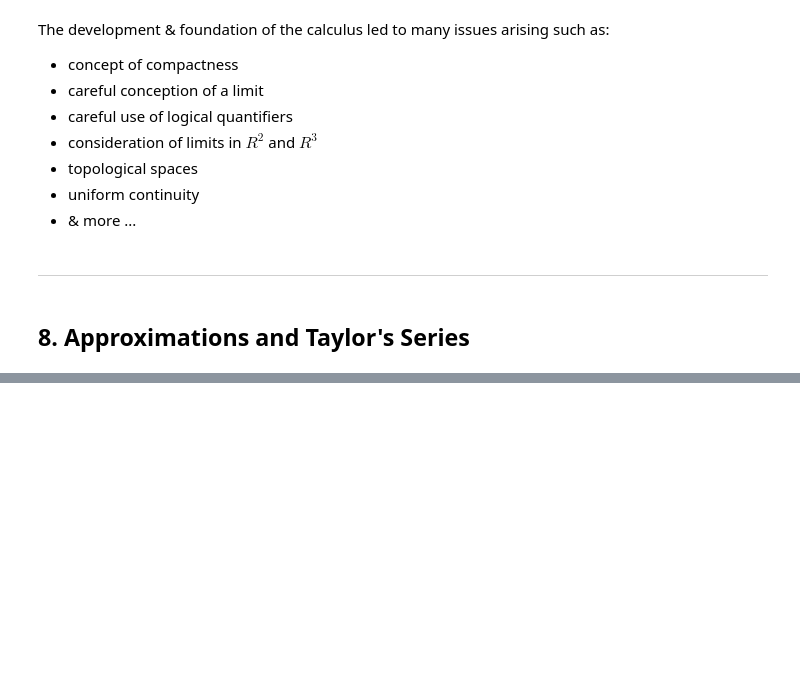
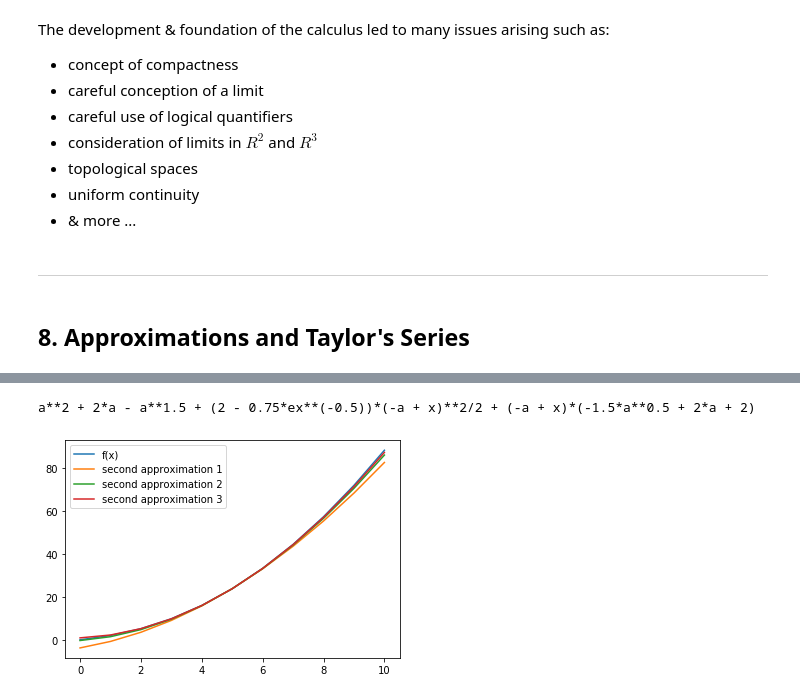
Before and after one commit to James-G-Hill/Sympy-Companion-to-Mathematics-Form-and-Function, a Jupyter notebook: Chapter 6.ipynb, the cells around one changed output, grey strips where cells are left out. Saved outputs shown, nothing was run; the diff lists cells and outputs as text; code cells hidden in the pictures; blank space fills up the shorter version.

```diff
--- a/Chapter 6.ipynb
+++ b/Chapter 6.ipynb
@@ -222,0 +254,21 @@ The development & foundation of the calculus led to many issues arising such as:
+# %%
+# If there is a 2nd derivative then a smaller value means the liner approximation is good.
+ex = Symbol('ex')
+
+second_app = f(a) + (x - a) * diff(f(a), a) + diff(f(ex), ex, 2) * (((x - a)**2) / 2)
+print(second_app)
+second_app = lambdify((x, a, ex), second_app)
+
+ex_hat_1 = [second_app(y, hold_a, 1) for y in list(range(0, 11))]
+ex_hat_2 = [second_app(y, hold_a, 2.5) for y in list(range(0, 11))]
+ex_hat_3 = [second_app(y, hold_a, 4) for y in list(range(0, 11))]
+
+plt.plot(x_hat, label = "f(x)")
+plt.plot(ex_hat_1, label = "second approximation 1")
+plt.plot(ex_hat_2, label = "second approximation 2")
+plt.plot(ex_hat_3, label = "second approximation 3")
+plt.legend()
+plt.show()
+# %% [output]
+a**2 + 2*a - a**1.5 + (2 - 0.75*ex**(-0.5))*(-a + x)**2/2 + (-a + x)*(-1.5*a**0.5 + 2*a + 2)
+[figure, added]
```
Also changed, not shown: parts of 5 cells of this notebook.
